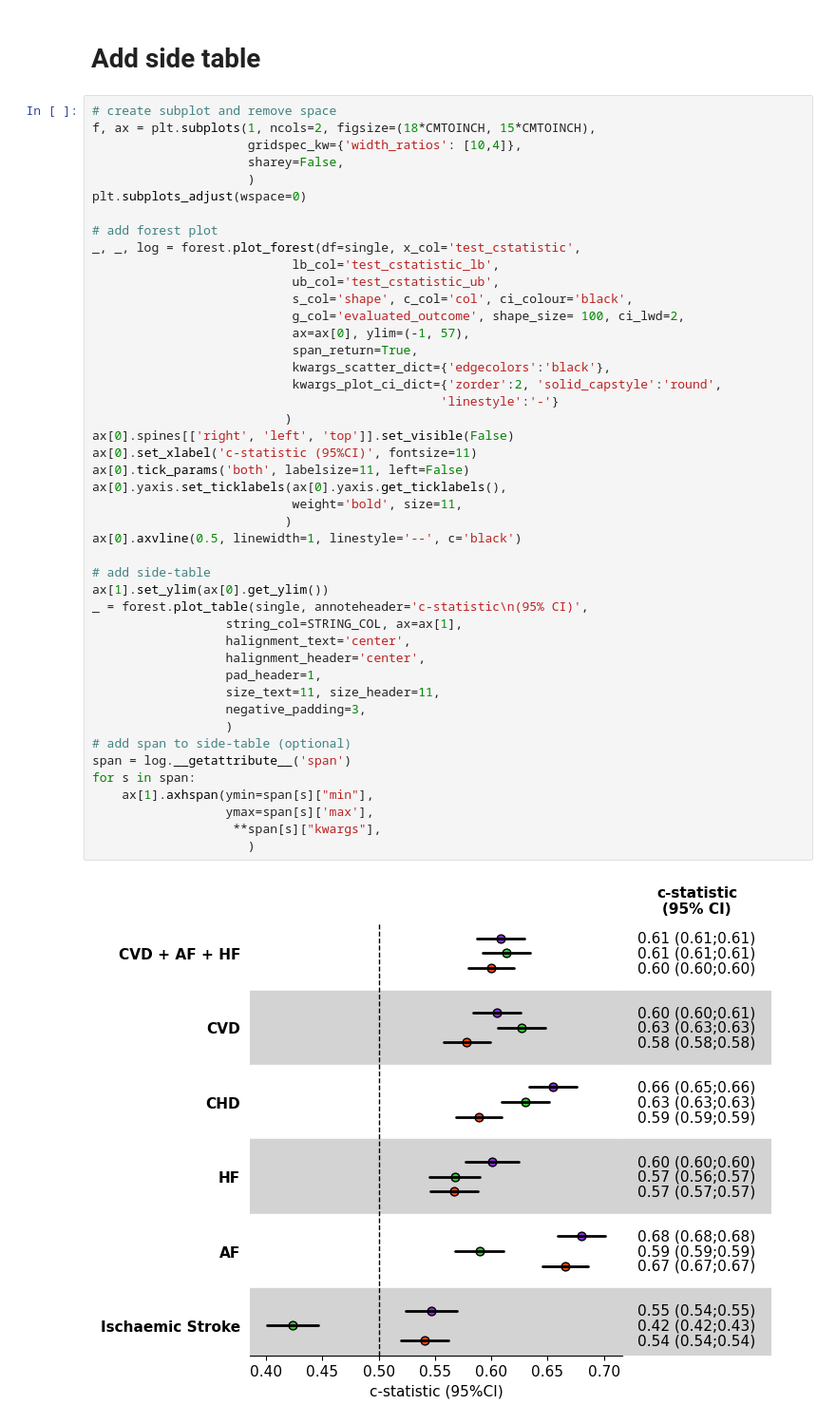
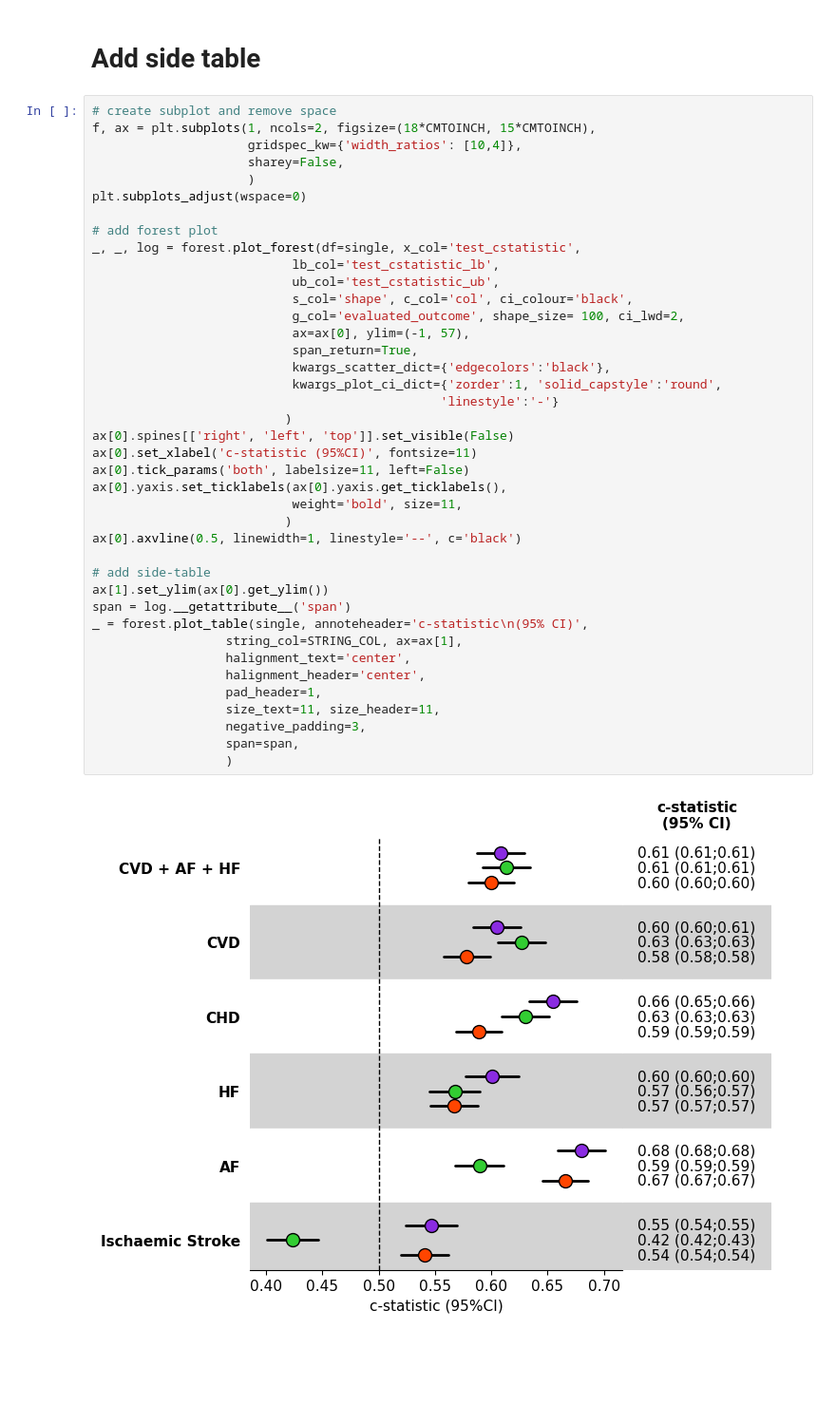
Before and after one commit to afschmidt/plot-misc, a Jupyter notebook: resources/examples/forestplot.ipynb, the cells around one changed output. Shown at 95% size. Cells and saved outputs as stored; diff of their text form; blank space fills up the shorter version.

Commit message:
Added utils.utils.plot_span function and implemented this in plot_forest and plot_table

```diff
--- a/resources/examples/forestplot.ipynb
+++ b/resources/examples/forestplot.ipynb
@@ -152,42 +152,37 @@ plt.subplots_adjust(wspace=0)
 # add forest plot
 _, _, log = forest.plot_forest(df=single, x_col='test_cstatistic',
                            lb_col='test_cstatistic_lb',
                            ub_col='test_cstatistic_ub',
                            s_col='shape', c_col='col', ci_colour='black',
                            g_col='evaluated_outcome', shape_size= 100, ci_lwd=2,
                            ax=ax[0], ylim=(-1, 57),
                            span_return=True,
                            kwargs_scatter_dict={'edgecolors':'black'},
-                           kwargs_plot_ci_dict={'zorder':2, 'solid_capstyle':'round',
+                           kwargs_plot_ci_dict={'zorder':1, 'solid_capstyle':'round',
                                                'linestyle':'-'}
                           )
 ax[0].spines[['right', 'left', 'top']].set_visible(False)
 ax[0].set_xlabel('c-statistic (95%CI)', fontsize=11)
 ax[0].tick_params('both', labelsize=11, left=False)
 ax[0].yaxis.set_ticklabels(ax[0].yaxis.get_ticklabels(),
                            weight='bold', size=11,
                           )
 ax[0].axvline(0.5, linewidth=1, linestyle='--', c='black')
 
 # add side-table
 ax[1].set_ylim(ax[0].get_ylim())
+span = log.__getattribute__('span')
 _ = forest.plot_table(single, annoteheader='c-statistic\n(95% CI)',
                   string_col=STRING_COL, ax=ax[1],
                   halignment_text='center',
                   halignment_header='center',
                   pad_header=1,
                   size_text=11, size_header=11,
                   negative_padding=3,
+                  span=span,
                   )
-# add span to side-table (optional)
-span = log.__getattribute__('span')
-for s in span:
-    ax[1].axhspan(ymin=span[s]["min"],
-                  ymax=span[s]['max'],
-                   **span[s]["kwargs"],
-                     )
 # %% [output]
-[figure, old version]
+[figure, new version]
 # %%
 help(forest)
 # %% [output]
```
Also changed, not shown: parts of 1 cell of this notebook, 2 other files.
